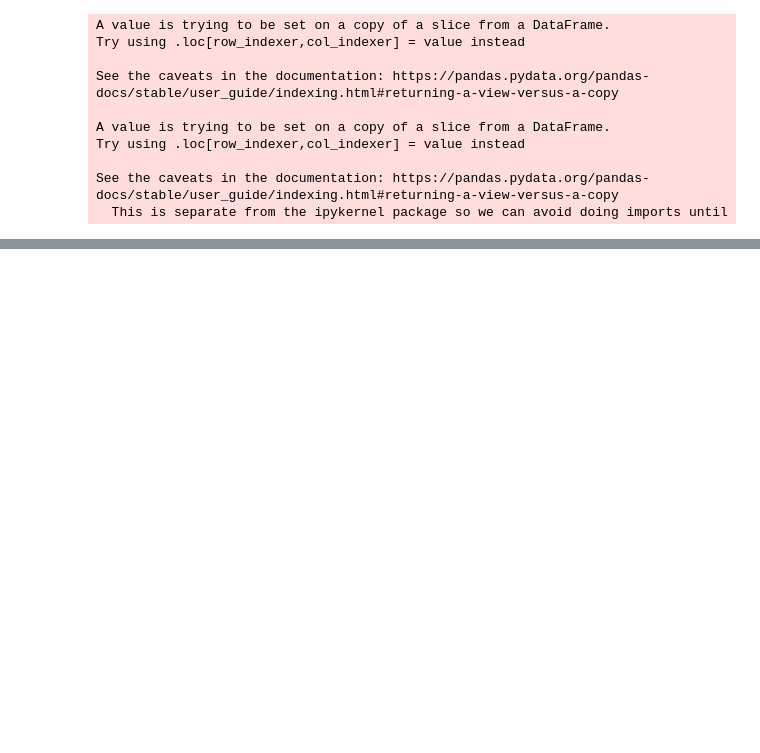
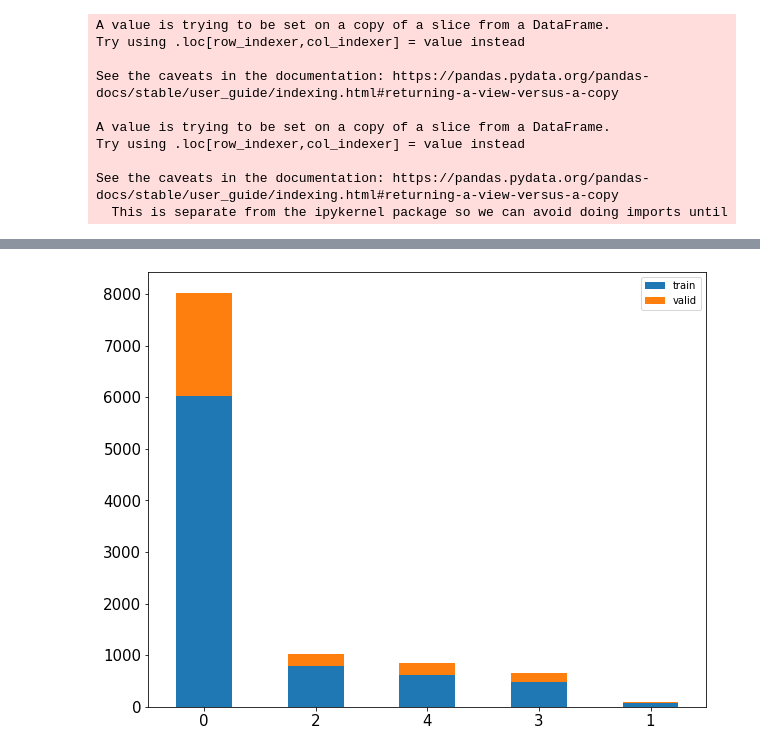
Before and after one commit to taindp98/Endoscopy-Image-Classification, a Jupyter notebook: code/EDA.ipynb, the cells around one changed output, grey strips where cells are left out. Drawn from its saved outputs; the diff is of its cells as text; code cells hidden in the pictures; blank space fills up the shorter version.

```diff
--- a/code/EDA.ipynb
+++ b/code/EDA.ipynb
@@ -110,0 +111,9 @@ fig = df_full['Groupby_Categories'].value_counts().plot(kind='bar', figsize=(20,
+# %%
+cnt_train = df_train['Groupby_Categories'].value_counts()
+cnt_valid = df_valid['Groupby_Categories'].value_counts()
+
+df_cnt = pd.DataFrame({'train': cnt_train,'valid': cnt_valid})
+chart = df_cnt.plot.bar(rot=0, figsize=(10, 8), fontsize=15, stacked=True).get_figure()
+chart.savefig('../resource/visualize/visual_sup.png')
+# %% [output]
+[figure, added]
```
Also changed, not shown: parts of 7 cells of this notebook, 9 other files.
